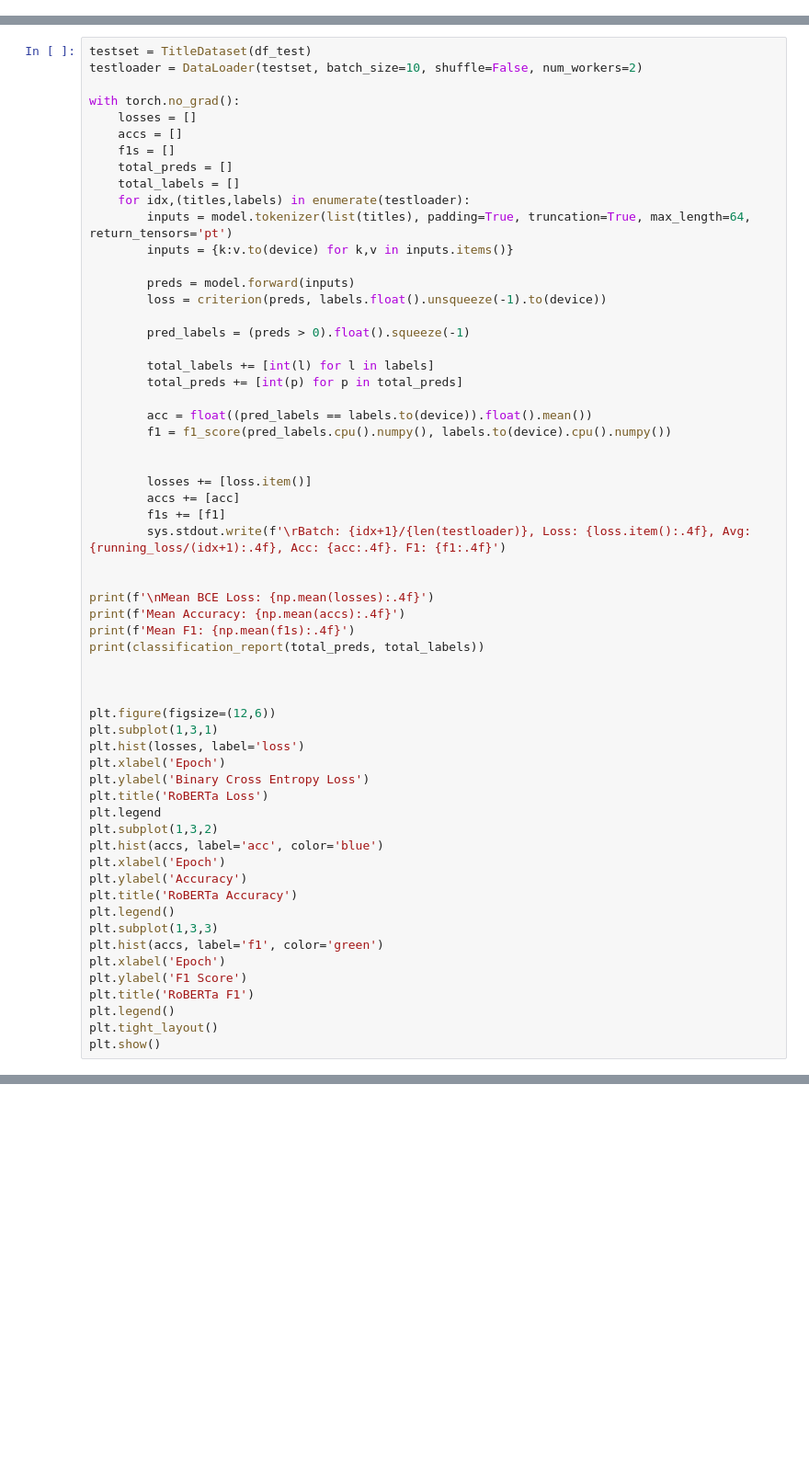
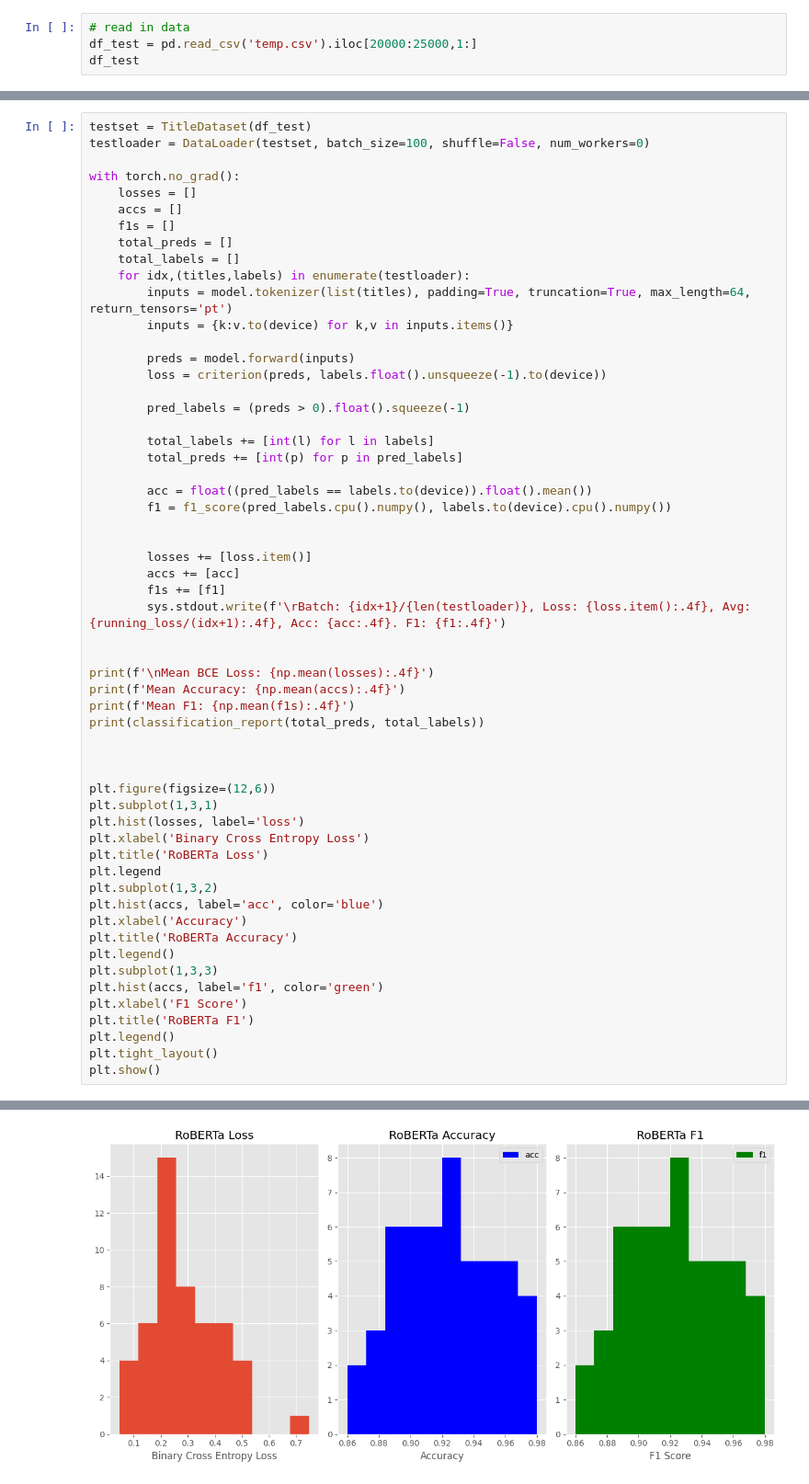
Before and after one commit to karlaugustnybo/Fake-News-Project, a Jupyter notebook: news/bert__1.ipynb, the cells around one changed output, grey strips where cells are left out. Shown at 92% size. Cells and saved outputs as stored; diff of their text form; blank space fills up the shorter version.

```diff
--- a/news/bert__1.ipynb
+++ b/news/bert__1.ipynb
@@ -193,0 +168,4 @@ df_test_with_example.tail()
+# %%
+# read in data
+df_test = pd.read_csv('temp.csv').iloc[20000:25000,1:]
+df_test
@@ -194,6 +198,6 @@ df_test_with_example.tail()
 # %%
 testset = TitleDataset(df_test)
-testloader = DataLoader(testset, batch_size=10, shuffle=False, num_workers=2)
+testloader = DataLoader(testset, batch_size=100, shuffle=False, num_workers=0)
 
 with torch.no_grad():
     losses = []
@@ -211,7 +215,7 @@ with torch.no_grad():
         pred_labels = (preds > 0).float().squeeze(-1)
 
         total_labels += [int(l) for l in labels]
-        total_preds += [int(p) for p in total_preds]
+        total_preds += [int(p) for p in pred_labels]
 
         acc = float((pred_labels == labels.to(device)).float().mean())
         f1 = f1_score(pred_labels.cpu().numpy(), labels.to(device).cpu().numpy())
@@ -233,21 +237,19 @@ print(classification_report(total_preds, total_labels))
 plt.figure(figsize=(12,6))
 plt.subplot(1,3,1)
 plt.hist(losses, label='loss')
-plt.xlabel('Epoch')
-plt.ylabel('Binary Cross Entropy Loss')
+plt.xlabel('Binary Cross Entropy Loss')
 plt.title('RoBERTa Loss')
 plt.legend
 plt.subplot(1,3,2)
 plt.hist(accs, label='acc', color='blue')
-plt.xlabel('Epoch')
-plt.ylabel('Accuracy')
+plt.xlabel('Accuracy')
 plt.title('RoBERTa Accuracy')
 plt.legend()
 plt.subplot(1,3,3)
 plt.hist(accs, label='f1', color='green')
-plt.xlabel('Epoch')
-plt.ylabel('F1 Score')
+plt.xlabel('F1 Score')
 plt.title('RoBERTa F1')
 plt.legend()
 plt.tight_layout()
 plt.show()
+# %% [output]
@@ -253,0 +268 @@ plt.show()
+[figure, added]
```
Also changed, not shown: parts of 9 cells of this notebook.
